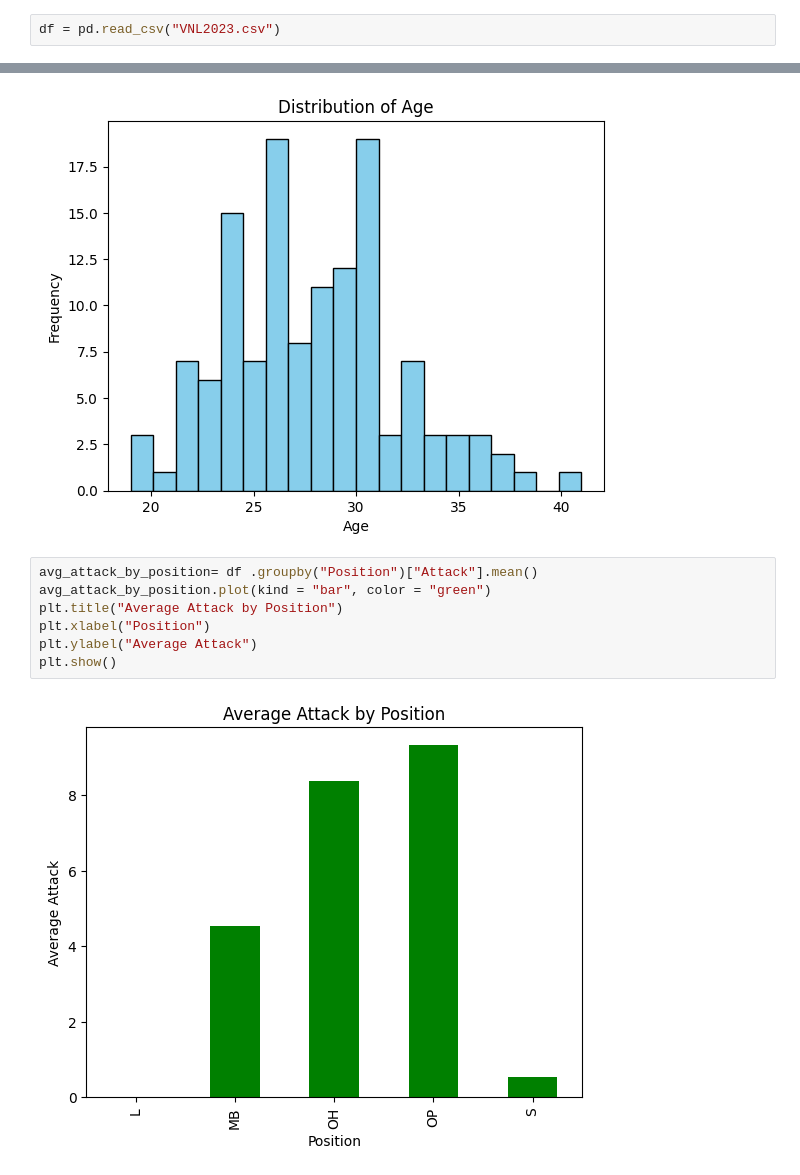
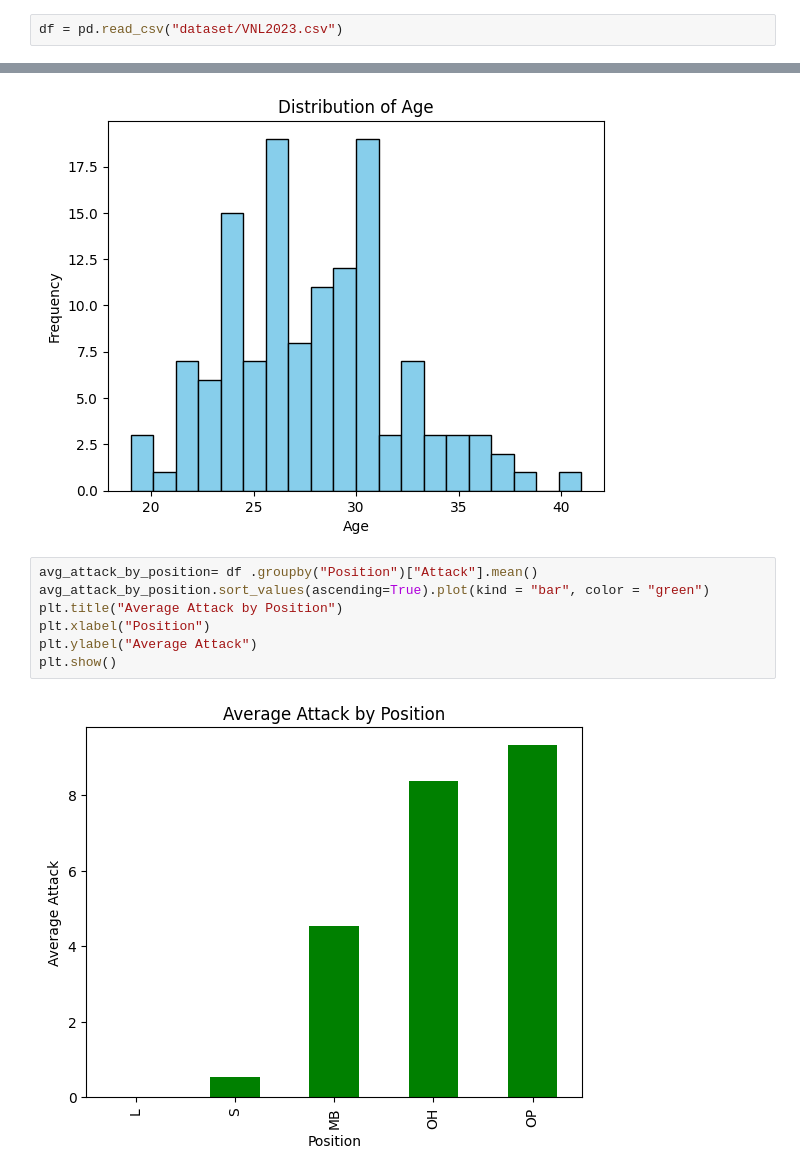
Before and after one commit to devpatil2004/Volleyball-VNL-EDA, a Jupyter notebook: notebook.ipynb, the cells around one changed output, grey strips where cells are left out. Cells and saved outputs as stored; diff of their text form.

```diff
--- a/notebook.ipynb
+++ b/notebook.ipynb
@@ -3,7 +3,7 @@ import pandas as pd
 import matplotlib.pyplot as plt
 import seaborn as sns
 # %%
-df = pd.read_csv("VNL2023.csv")
+df = pd.read_csv("dataset/VNL2023.csv")
 # %%
 df.head()
 # %% [output]
@@ -202,10 +202,10 @@ plt.show()
 [figure]
 # %%
 avg_attack_by_position= df .groupby("Position")["Attack"].mean()
-avg_attack_by_position.plot(kind = "bar", color = "green")
+avg_attack_by_position.sort_values(ascending=True).plot(kind = "bar", color = "green")
 plt.title("Average Attack by Position")
 plt.xlabel("Position")
 plt.ylabel("Average Attack")
 plt.show()
 # %% [output]
-[figure, old version]
+[figure, new version]
```
Also changed, not shown: parts of 4 cells of this notebook.
